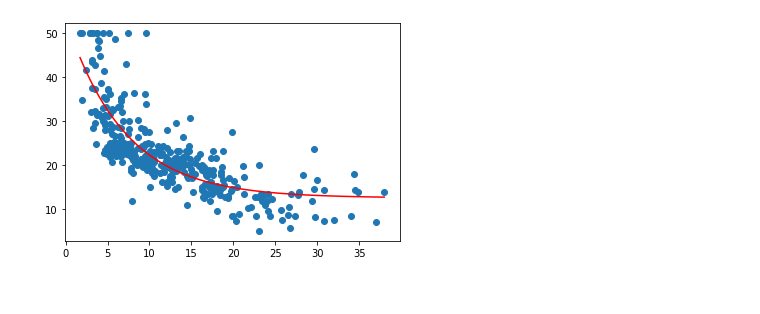
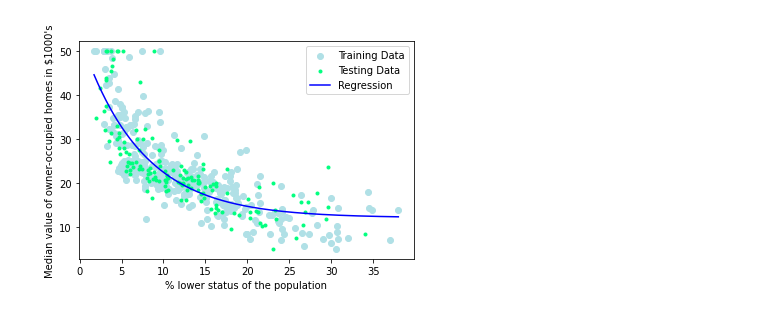
Before and after one commit to gabrielrosalino/boston-house-prices, a Jupyter notebook: notebooks/poc-non-linear-regression.ipynb, the cells around one changed output. Saved outputs shown, nothing was run; the diff lists cells and outputs as text; code cells hidden in the pictures.

```diff
--- a/notebooks/poc-non-linear-regression.ipynb
+++ b/notebooks/poc-non-linear-regression.ipynb
@@ -44,5 +26,5 @@ plt.show()
 # %%
-popt, pcov = curve_fit(exponential, X_train, y_train)
+popt, pcov = curve_fit(exponential, X_train['LSTAT'], y_train['MEDV'])
 # %%
 popt
 # %% [output]
@@ -50,7 +32,16 @@ array([40.94170274,  0.14342835, 12.51335804])
-# %%
-plt.scatter(X_train, y_train)
-x_line = np.arange(1.73, 37.97, 0.01)
-plt.plot(x_line, exponential(x_line, *popt), 'r-')
-plt.show()
-# %% [output]
-[figure, removed]
+# %%
+plt.scatter(X_train, y_train, color='#B0E0E6', label='Training Data')
+
+x_line = np.arange(X_train['LSTAT'].min(), X_train['LSTAT'].max(), 0.01)
+
+plt.scatter(X_test['LSTAT'], y_test['MEDV'], color='#00FF7F', marker='.', label='Testing Data')
+
+plt.plot(x_line, exponential(x_line, *popt), color='blue', label='Regression')
+
+plt.legend(loc="upper right")
+plt.xlabel("% lower status of the population")
+plt.ylabel("Median value of owner-occupied homes in $1000's")
+
+plt.show()
+# %% [output]
+[figure, added]
```
Also changed, not shown: parts of 5 cells of this notebook.
